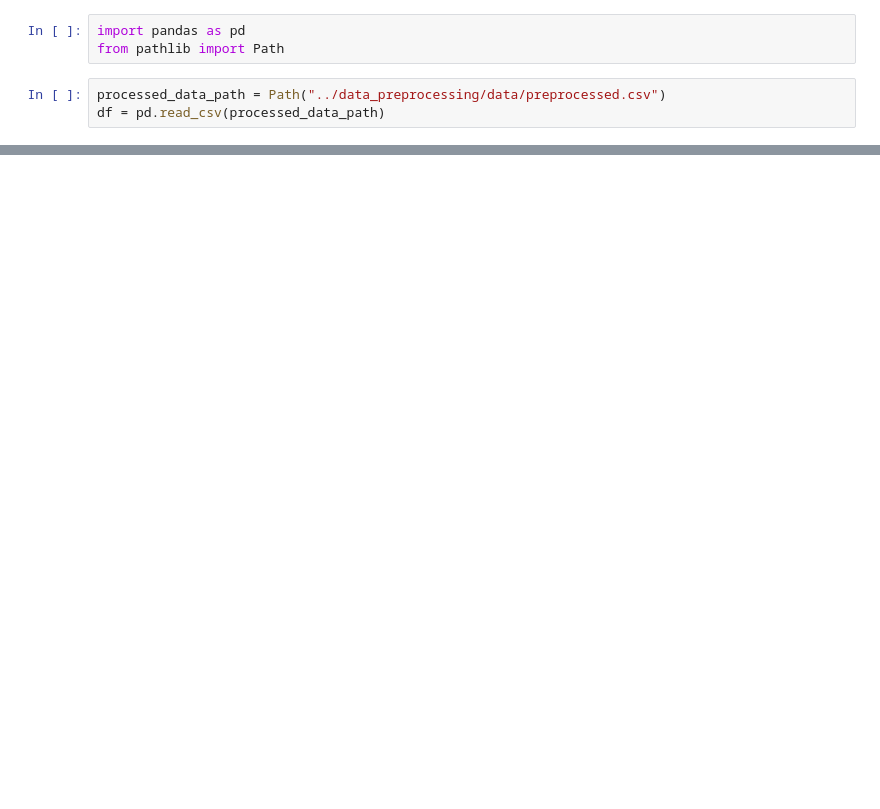
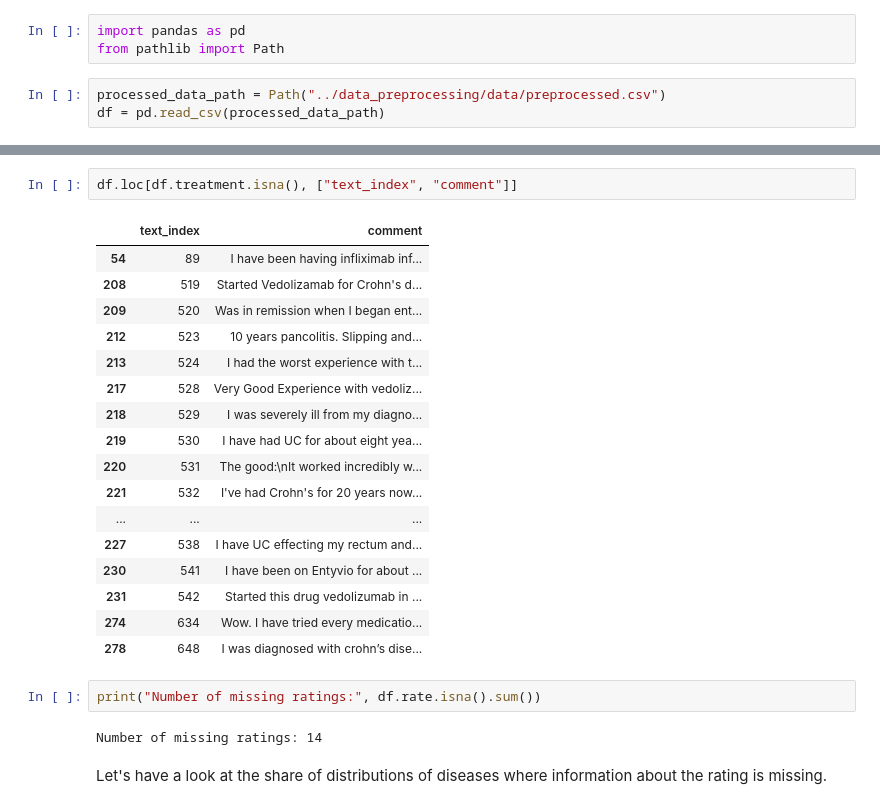
Before and after one commit to stlbnmaria/treatment-feedback, a Jupyter notebook: EDA/eda.ipynb, the cells around one changed output, grey strips where cells are left out. Drawn from its saved outputs; the diff is of its cells as text; blank space fills up the shorter version.

```diff
--- a/EDA/eda.ipynb
+++ b/EDA/eda.ipynb
@@ -15,0 +35,26 @@ df.head()
+# %%
+df.loc[df.treatment.isna(), ["text_index", "comment"]]
+# %% [output]
+|  | text_index | comment |
+| 54 | 89 | I have been having infliximab inf... |
+| 208 | 519 | Started Vedolizamab for Crohn's d... |
+| 209 | 520 | Was in remission when I began ent... |
+| 212 | 523 | 10 years pancolitis. Slipping and... |
+| 213 | 524 | I had the worst experience with t... |
+| 217 | 528 | Very Good Experience with vedoliz... |
+| 218 | 529 | I was severely ill from my diagno... |
+| 219 | 530 | I have had UC for about eight yea... |
+| 220 | 531 | The good:\nIt worked incredibly w... |
+| 221 | 532 | I've had Crohn's for 20 years now... |
+| ... | ... | ... |
+| 227 | 538 | I have UC effecting my rectum and... |
+| 230 | 541 | I have been on Entyvio for about ... |
+| 231 | 542 | Started this drug vedolizumab in ... |
+| 274 | 634 | Wow. I have tried every medicatio... |
+| 278 | 648 | I was diagnosed with crohn’s dise... |
+# %%
+print("Number of missing ratings:", df.rate.isna().sum())
+# %% [output]
+Number of missing ratings: 14
+# %% [markdown]
+Let's have a look at the share of distributions of diseases where information about the rating is missing.
```
Also changed, not shown: parts of 16 cells of this notebook.
